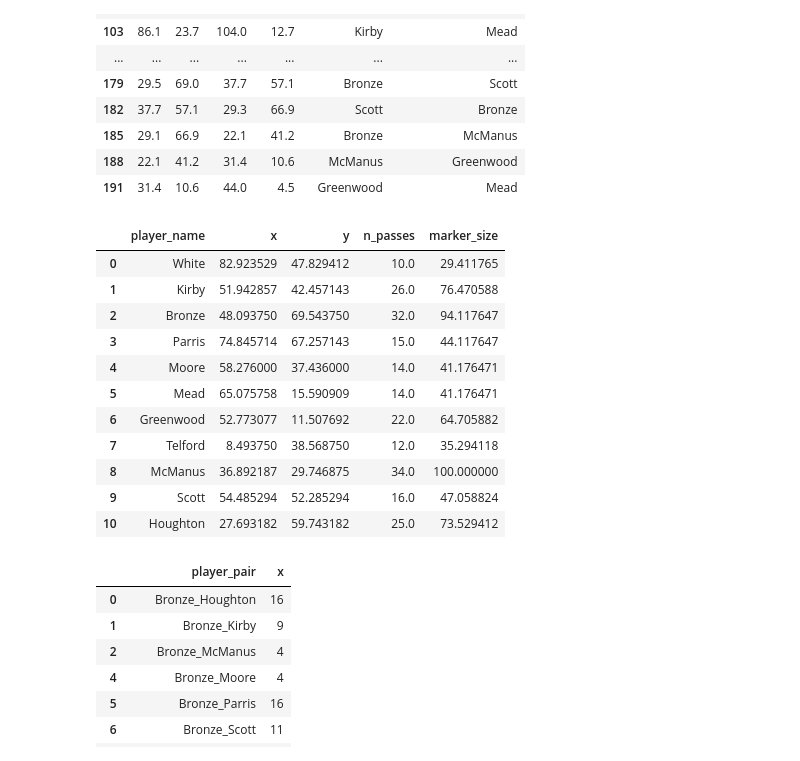
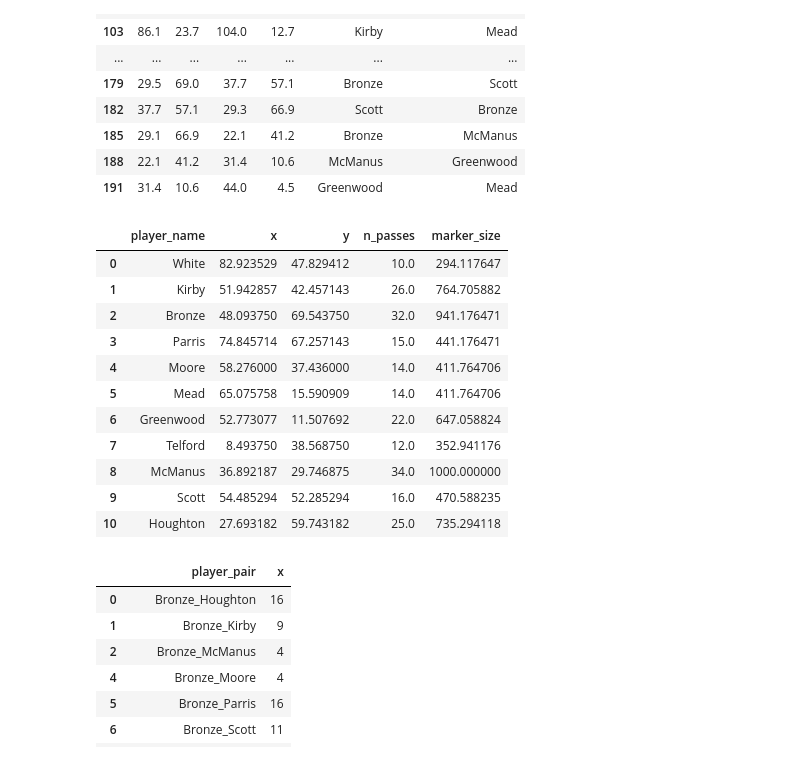
Before and after one commit to MarijnSt/soccermatics, a Jupyter notebook: 1-event-data/1-3-passing-networks.ipynb, the cells around one changed output. Cells and saved outputs as stored; diff of their text form; code cells hidden in the pictures.

```diff
--- a/1-event-data/1-3-passing-networks.ipynb
+++ b/1-event-data/1-3-passing-networks.ipynb
@@ -41,39 +41,39 @@ df_passes.head(20)
 # %%
 scatter_df = pd.DataFrame()
 
 # create scatter df with entries for each player (name, average location of each pass and recieved pass)
 for i, name in enumerate(df_passes["player_name"].unique()):
     # convert a pandas series of all pass coordinates to a numpy array for faster processing
     passx = df_passes.loc[df_passes["player_name"] == name, "x"].to_numpy()
     passy = df_passes.loc[df_passes["player_name"] == name, "y"].to_numpy()
     recx = df_passes.loc[df_passes["pass_recipient_name"] == name, "end_x"].to_numpy()
     recy = df_passes.loc[df_passes["pass_recipient_name"] == name, "end_y"].to_numpy()
 
     # add a row to the scatter df
     scatter_df.at[i, "player_name"] = name
     # merge the pass and recieving arrays into one and calculate the mean
     scatter_df.at[i, "x"] = np.mean(np.concatenate([passx, recx]))
     scatter_df.at[i, "y"] = np.mean(np.concatenate([passy, recy]))
     # add the total number of passes made by this player
     scatter_df.at[i, "n_passes"] = df_passes.loc[df_passes["player_name"] == name].count().iloc[0]
 
 # adjust the size of points to clearly show who made more passes
-scatter_df["marker_size"] = scatter_df["n_passes"] / scatter_df["n_passes"].max() * 100
+scatter_df["marker_size"] = scatter_df["n_passes"] / scatter_df["n_passes"].max() * 1000
 
 scatter_df
 # %% [output]
 |  | player_name | x | y | n_passes | marker_size |
-| 0 | White | 82.923529 | 47.829412 | 10.0 | 29.411765 |
-| 1 | Kirby | 51.942857 | 42.457143 | 26.0 | 76.470588 |
-| 2 | Bronze | 48.093750 | 69.543750 | 32.0 | 94.117647 |
-| 3 | Parris | 74.845714 | 67.257143 | 15.0 | 44.117647 |
-| 4 | Moore | 58.276000 | 37.436000 | 14.0 | 41.176471 |
-| 5 | Mead | 65.075758 | 15.590909 | 14.0 | 41.176471 |
-| 6 | Greenwood | 52.773077 | 11.507692 | 22.0 | 64.705882 |
-| 7 | Telford | 8.493750 | 38.568750 | 12.0 | 35.294118 |
-| 8 | McManus | 36.892187 | 29.746875 | 34.0 | 100.000000 |
-| 9 | Scott | 54.485294 | 52.285294 | 16.0 | 47.058824 |
-| 10 | Houghton | 27.693182 | 59.743182 | 25.0 | 73.529412 |
+| 0 | White | 82.923529 | 47.829412 | 10.0 | 294.117647 |
+| 1 | Kirby | 51.942857 | 42.457143 | 26.0 | 764.705882 |
+| 2 | Bronze | 48.093750 | 69.543750 | 32.0 | 941.176471 |
+| 3 | Parris | 74.845714 | 67.257143 | 15.0 | 441.176471 |
+| 4 | Moore | 58.276000 | 37.436000 | 14.0 | 411.764706 |
+| 5 | Mead | 65.075758 | 15.590909 | 14.0 | 411.764706 |
+| 6 | Greenwood | 52.773077 | 11.507692 | 22.0 | 647.058824 |
+| 7 | Telford | 8.493750 | 38.568750 | 12.0 | 352.941176 |
+| 8 | McManus | 36.892187 | 29.746875 | 34.0 | 1000.000000 |
+| 9 | Scott | 54.485294 | 52.285294 | 16.0 | 470.588235 |
+| 10 | Houghton | 27.693182 | 59.743182 | 25.0 | 735.294118 |
 # %%
 # add new column to df_passes with the player pair name: take the two names in a list, sort them alphabetically and join with an underscore
 df_passes["player_pair"] = df_passes.apply(lambda x: "_".join(sorted([x["player_name"], x["pass_recipient_name"]])), axis=1)
```
Also changed, not shown: parts of 1 cell of this notebook.
